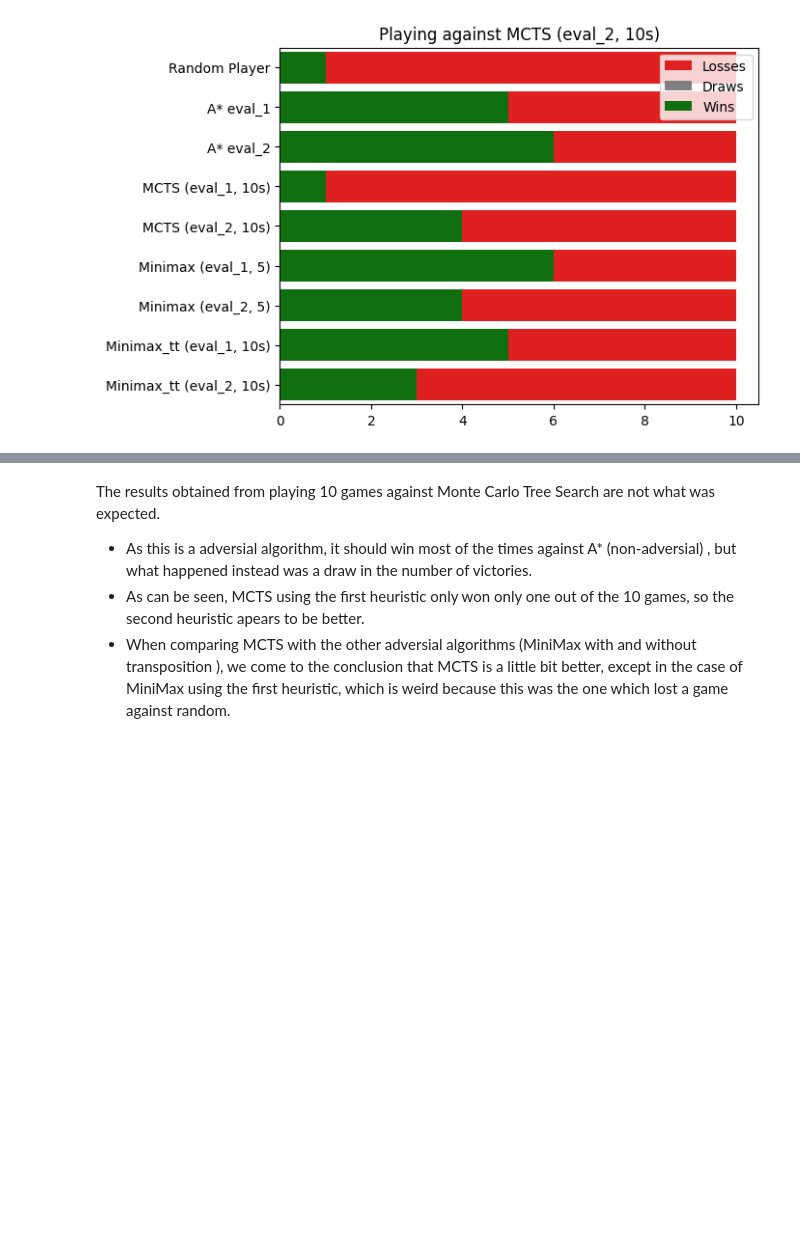
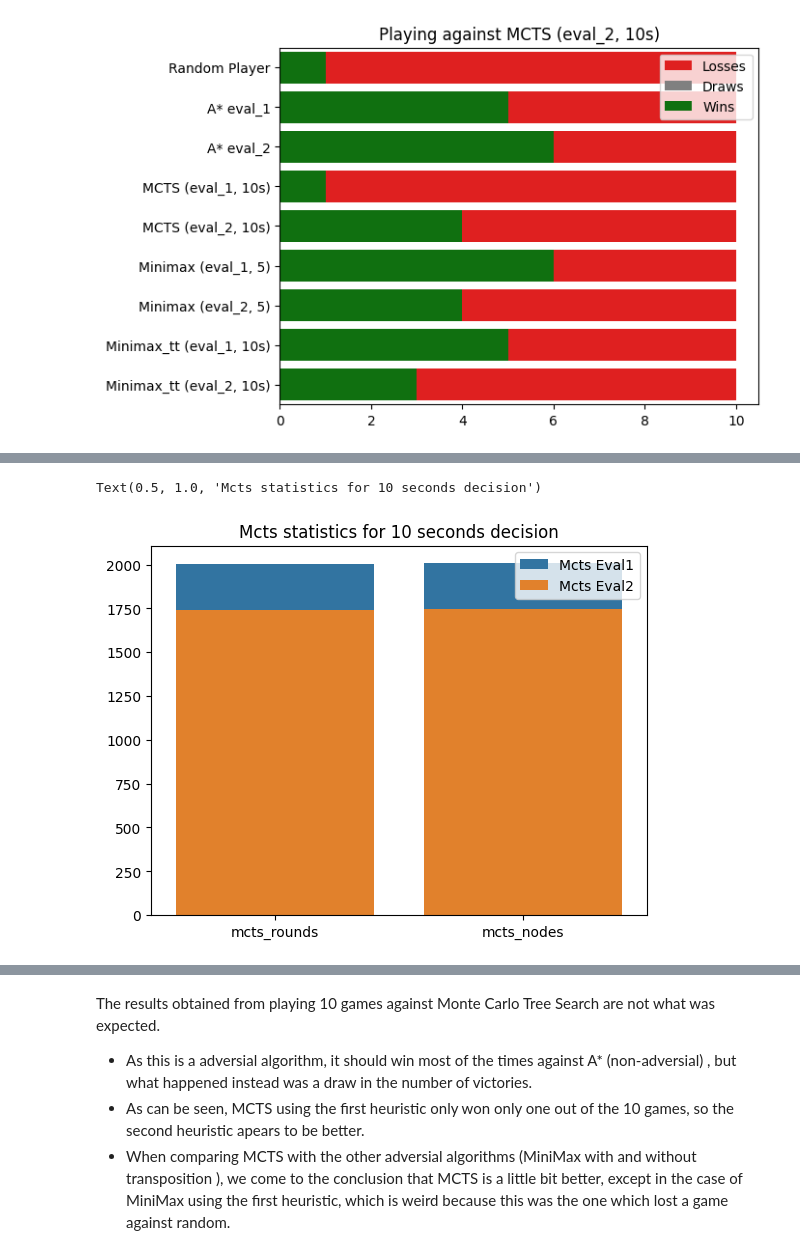
Before and after one commit to PsuperX/connect-four, a Jupyter notebook: main.ipynb, the cells around one changed output, grey strips where cells are left out. Cells and saved outputs as stored; diff of their text form; code cells hidden in the pictures; blank space fills up the shorter version.

```diff
--- a/main.ipynb
+++ b/main.ipynb
@@ -1377,0 +1375,11 @@ draw(wins2, draws2, loses2, "Playing against MCTS (eval_2, 10s)")
+# %%
+mcts_eval_1_stats = statistics(execute_mcts_move(heuristic, 10))
+mcts_eval_2_stats = statistics(execute_mcts_move(heuristic2, 10))
+
+aux = sns.barplot(mcts_eval_1_stats, label="Mcts Eval1")
+sns.barplot(mcts_eval_2_stats, label="Mcts Eval2")
+aux.legend()
+aux.set_title("Mcts statistics for 10 seconds decision")
+# %% [output]
+Text(0.5, 1.0, 'Mcts statistics for 10 seconds decision')
+[figure, added]
```
Also changed, not shown: parts of 15 cells of this notebook.
